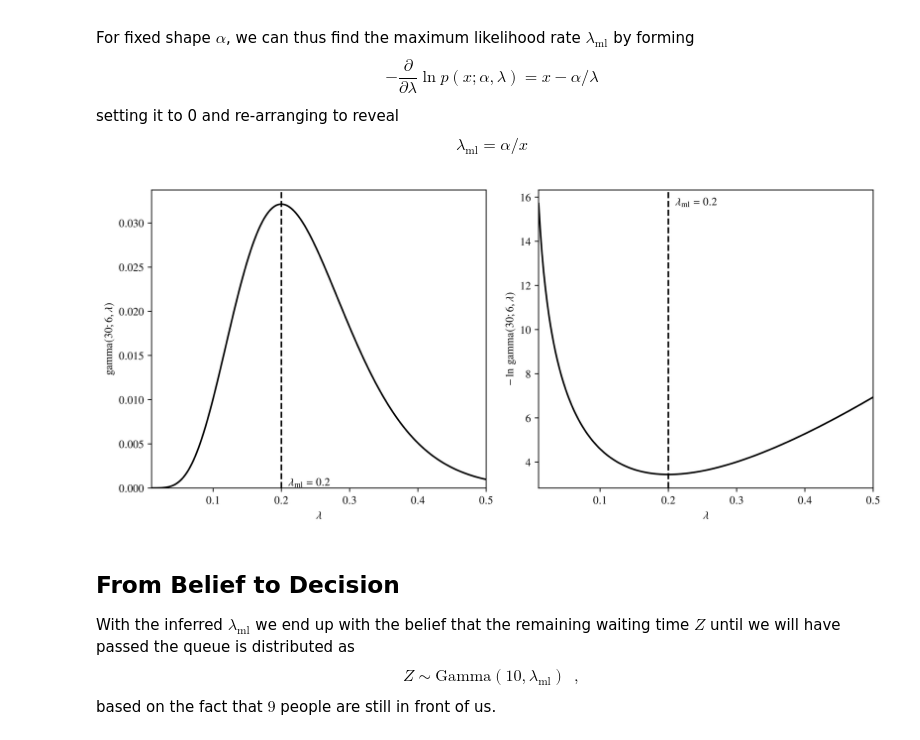
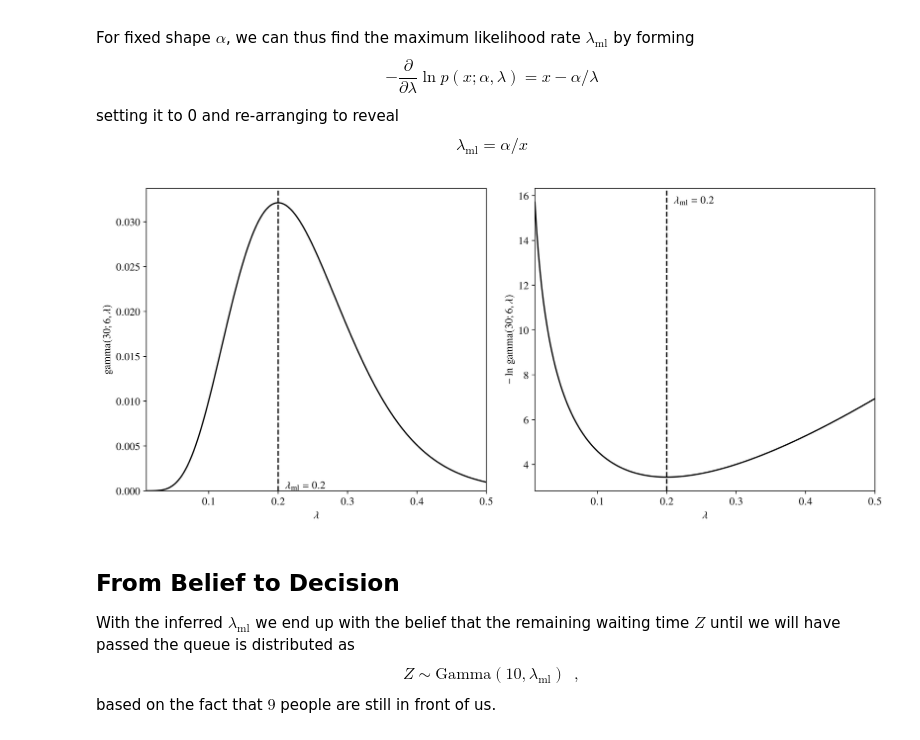
Before and after one commit to marioboley/Uni-Haifa-214.4312-Code, a Jupyter notebook: 2.1_models.ipynb, the cells around one changed output. Drawn from its saved outputs; the diff is of its cells as text; code cells hidden in the pictures.

```diff
--- a/2.1_models.ipynb
+++ b/2.1_models.ipynb
@@ -154,24 +155,25 @@ $$
 # %%
 fig, ax = subplotgrid(r'$\lambda$',
                       [f'$\\mathrm{{gamma}}({obs}; {alpha_obs}, \\lambda)$',
                        f'$-\\ln\\,\\mathrm{{gamma}}({obs}; {alpha_obs}, \\lambda)$'], rows=1, cols=2, sharey=False,
-                       figsize=SLIDE_FIG_DIMS*0.8)
+                       figsize=SLIDE_FIG_DIMS)
 
 lams = np.linspace(0.01, 0.5, 200)
 lam_ml = alpha_obs/obs
 
 ax[0].plot(lams, gamma_pdf(obs, alpha_obs, lams), c='k')
 ax[0].axvline(lam_ml, ls='--', c='k')
 ax[0].text(lam_ml*1.05, 0, f'$\\lambda_\\mathrm{{ml}}={lam_ml}$', verticalalignment='bottom')
 ax[0].set_ylim(0, None)
 
 ax[1].plot(lams, -np.log(gamma_pdf(obs, alpha_obs, lams)), c='k')
 ax[1].autoscale(enable=False, axis='x')
 ax[1].axvline(lam_ml, ls='--', c='k')
 ax[1].text(lam_ml*1.05, 16, f'$\\lambda_\\mathrm{{ml}}={lam_ml}$', verticalalignment='top')
-plt.show()
+display(fig, metadata={'image/png': {'width': '100%'}})
+plt.close()
 # %% [output]
-[figure, old version]
+[figure, new version]
 # %% [markdown]
 ## From Belief to Decision
 
```
Also changed, not shown: parts of 4 cells of this notebook, 2 other files.
